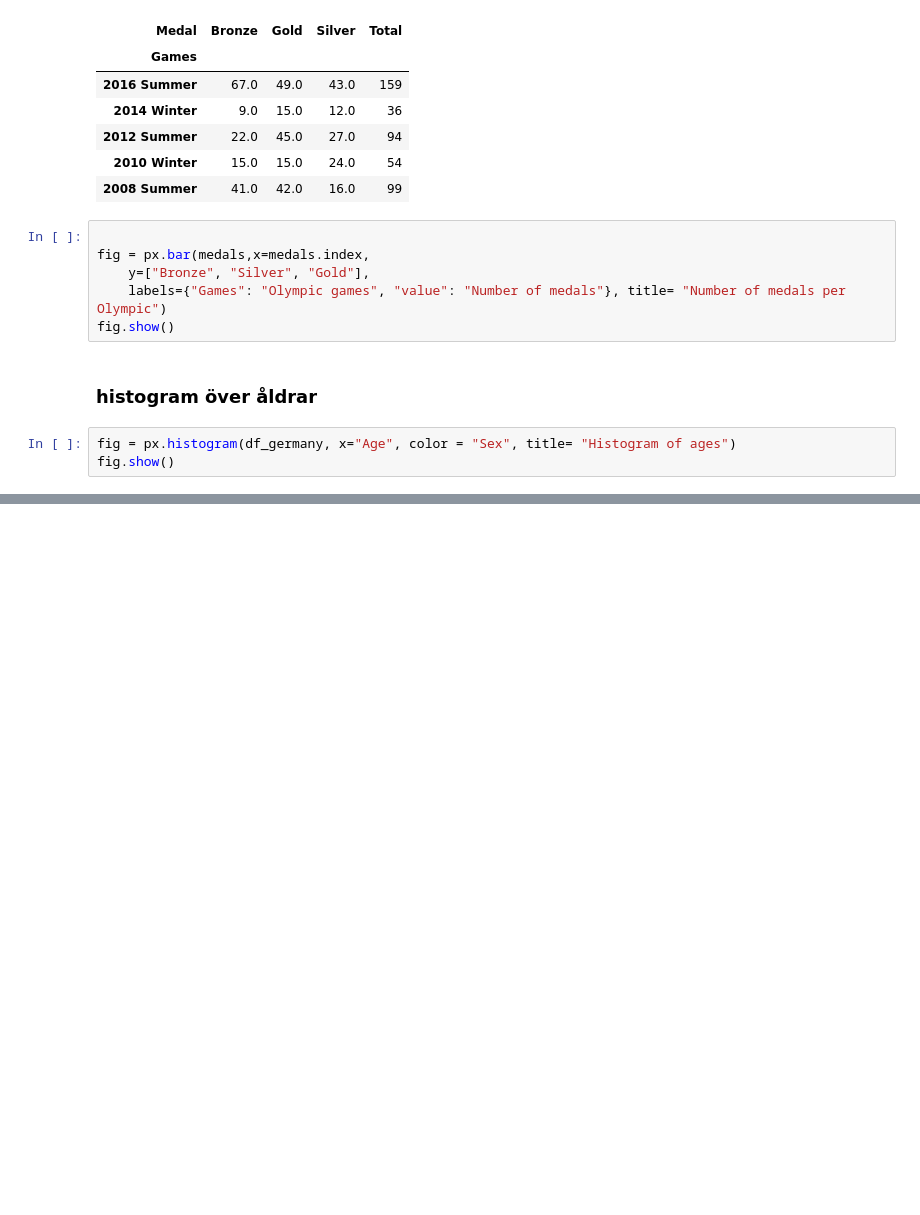
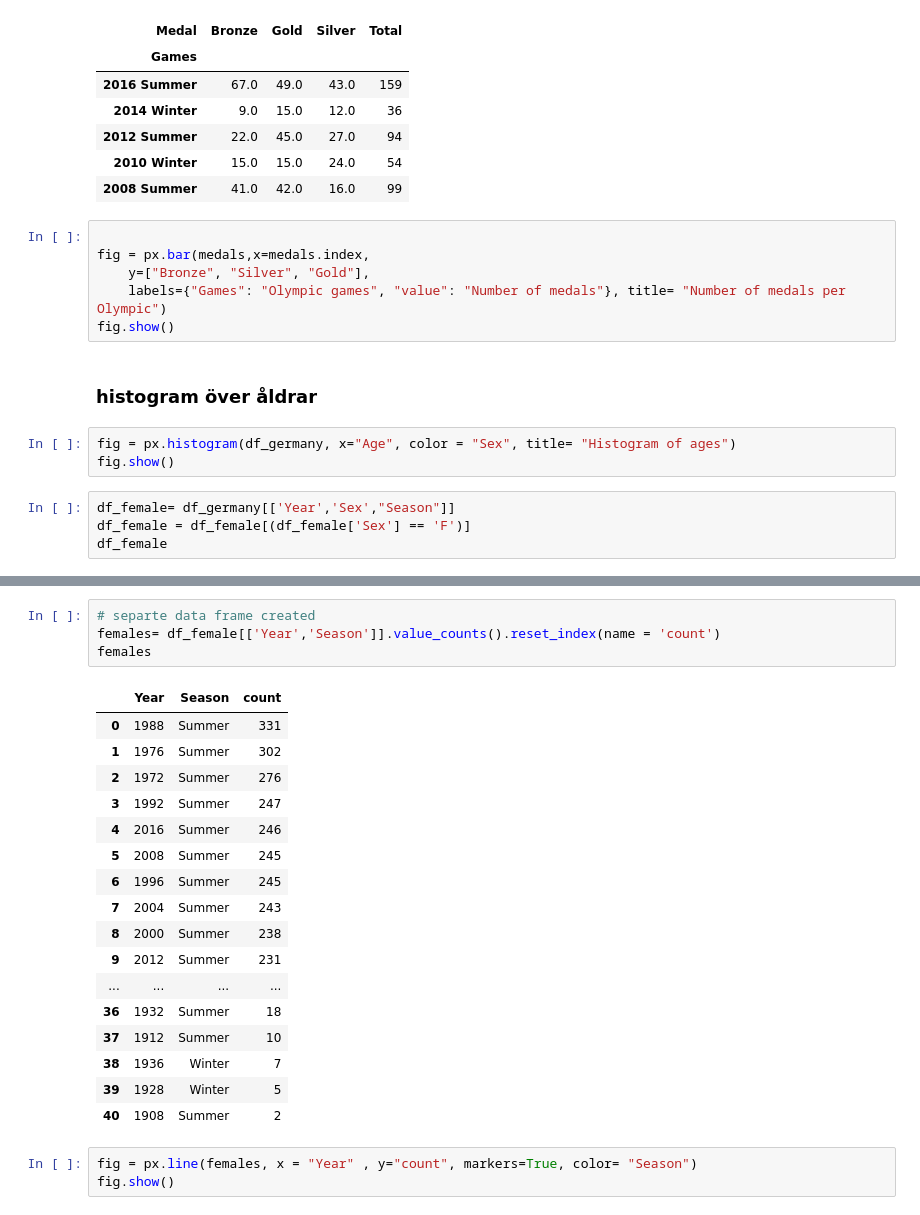
Before and after one commit to VineelaNedunuri/Databehandling-Vineela-Nedunuri, a Jupyter notebook: Project/Uppgift 1.ipynb, the cells around one changed output, grey strips where cells are left out. Drawn from its saved outputs; the diff is of its cells as text; blank space fills up the shorter version.

Commit message:
female count  grapgh

```diff
--- a/Project/Uppgift 1.ipynb
+++ b/Project/Uppgift 1.ipynb
@@ -204,3 +204,7 @@ fig.show()
 # %%
 fig = px.histogram(df_germany, x="Age", color = "Sex", title= "Histogram of ages")
 fig.show()
+# %%
+df_female= df_germany[['Year','Sex',"Season"]]
+df_female = df_female[(df_female['Sex'] == 'F')]
+df_female
@@ -206,0 +225,25 @@ fig.show()
+# %%
+# separte data frame created
+females= df_female[['Year','Season']].value_counts().reset_index(name = 'count')
+females
+# %% [output]
+|  | Year | Season | count |
+| 0 | 1988 | Summer | 331 |
+| 1 | 1976 | Summer | 302 |
+| 2 | 1972 | Summer | 276 |
+| 3 | 1992 | Summer | 247 |
+| 4 | 2016 | Summer | 246 |
+| 5 | 2008 | Summer | 245 |
+| 6 | 1996 | Summer | 245 |
+| 7 | 2004 | Summer | 243 |
+| 8 | 2000 | Summer | 238 |
+| 9 | 2012 | Summer | 231 |
+| ... | ... | ... | ... |
+| 36 | 1932 | Summer | 18 |
+| 37 | 1912 | Summer | 10 |
+| 38 | 1936 | Winter | 7 |
+| 39 | 1928 | Winter | 5 |
+| 40 | 1908 | Summer | 2 |
+# %%
+fig = px.line(females, x = "Year" , y="count", markers=True, color= "Season")
+fig.show()
```
Also changed, not shown: parts of 1 cell of this notebook.
